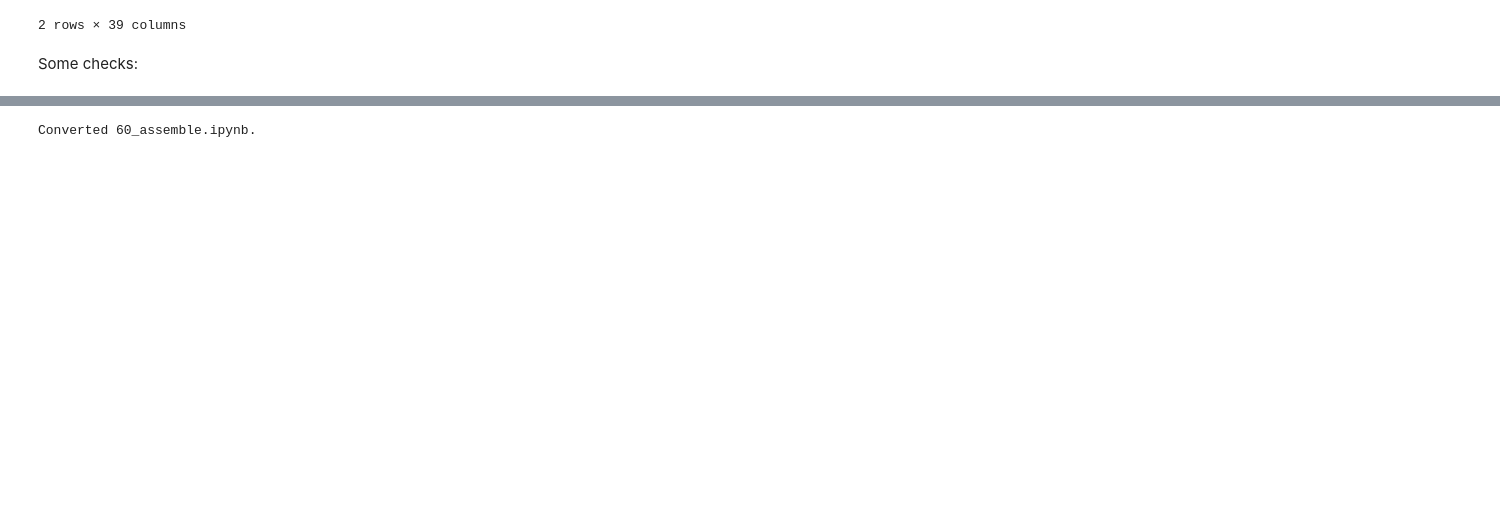
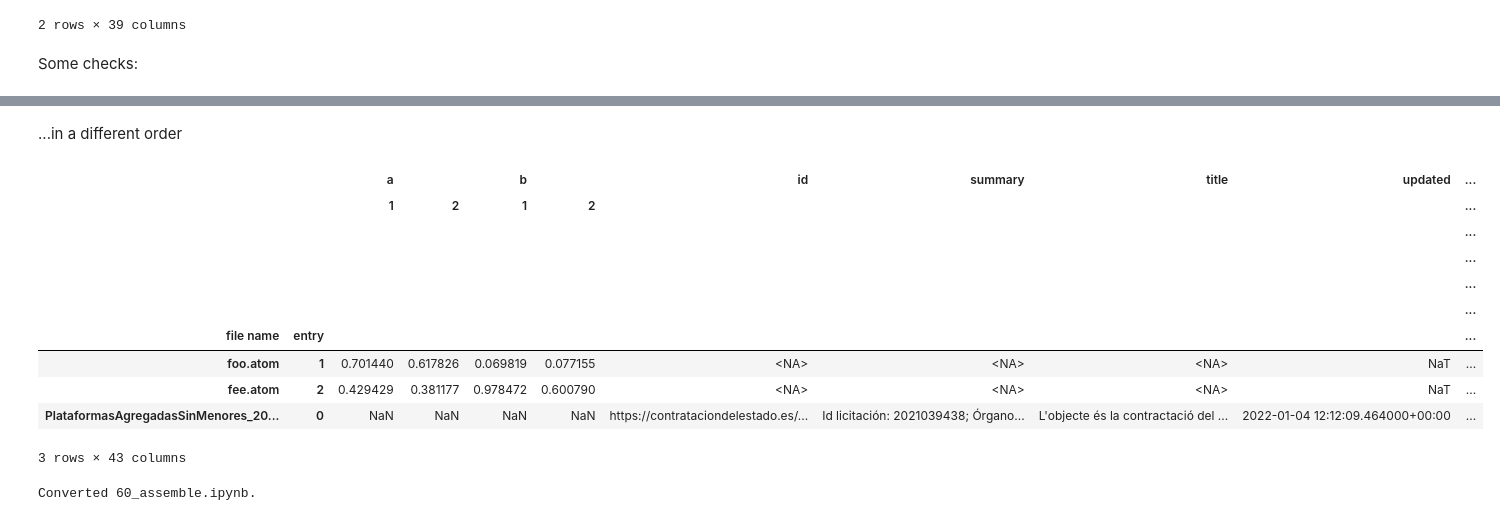
Before and after one commit to manuvazquez/dlsproc, a Jupyter notebook: 60_assemble.ipynb, the cells around one changed output, grey strips where cells are left out. Cells and saved outputs as stored; diff of their text form; code cells hidden in the pictures; blank space fills up the shorter version.

Commit message:
- 60_assemble.ipynb     - flatten_columns_names         - it now obviates the number of levels     - added "stack"

```diff
--- a/60_assemble.ipynb
+++ b/60_assemble.ipynb
@@ -280,0 +388,3 @@ Some checks:
+# %%
+res_n_levels = max(df.columns.nlevels, dummy_df.columns.nlevels)
+res_n_levels
@@ -280,0 +395,7 @@ Some checks:
+# %%
+new_names = []
+
+for c in dummy_df.columns:
+    new_names.append(c + ('',) * (res_n_levels - dummy_df.columns.nlevels))
+
+print(new_names)
@@ -280,0 +428,30 @@ Some checks:
+# %%
+# export
+def stack(top_df: pd.DataFrame, bottom_df: pd.DataFrame) -> pd.DataFrame:
+
+    assert top_df.index.names == bottom_df.index.names, 'dataframes are expected to have indexes with the same names'
+
+    # if we have different number of levels in the dataframes...
+    if top_df.columns.nlevels != bottom_df.columns.nlevels:
+
+        if top_df.columns.nlevels < bottom_df.columns.nlevels:
+
+            to_be_fixed_df = top_df
+
+            res_n_levels = bottom_df.columns.nlevels
+
+        else:
+
+            to_be_fixed_df = bottom_df
+
+            res_n_levels = top_df.columns.nlevels
+
+        new_names = []
+
+        for c in to_be_fixed_df.columns:
+
+            new_names.append(c + ('',) * (res_n_levels - to_be_fixed_df.columns.nlevels))
+
+        to_be_fixed_df.columns = pd.MultiIndex.from_tuples(new_names)
+
+    return pd.concat((top_df, bottom_df), axis=0)
@@ -281,3 +474,19 @@ Some checks:
+# %% [markdown]
+...in a different order
+# %%
+stack(dummy_df, df).head(3)
+# %% [output]
+|  |  | a |  | b |  | id | summary | title | updated | ... |
+|  |  | 1 | 2 | 1 | 2 |  |  |  |  | ... |
+|  |  |  |  |  |  |  |  |  |  | ... |
+|  |  |  |  |  |  |  |  |  |  | ... |
+|  |  |  |  |  |  |  |  |  |  | ... |
+|  |  |  |  |  |  |  |  |  |  | ... |
+| file name | entry |  |  |  |  |  |  |  |  | ... |
+| foo.atom | 1 | 0.701440 | 0.617826 | 0.069819 | 0.077155 | <NA> | <NA> | <NA> | NaT | ... |
+| fee.atom | 2 | 0.429429 | 0.381177 | 0.978472 | 0.600790 | <NA> | <NA> | <NA> | NaT | ... |
+| PlataformasAgregadasSinMenores_20... | 0 | NaN | NaN | NaN | NaN | https://contrataciondelestado.es/... | Id licitación: 2021039438; Órgano... | L'objecte és la contractació del ... | 2022-01-04 12:12:09.464000+00:00 | ... |
+3 rows × 43 columns
 # %%
 # hide
 import nbdev.export
```
Also changed, not shown: parts of 39 cells of this notebook, 4 other files.
